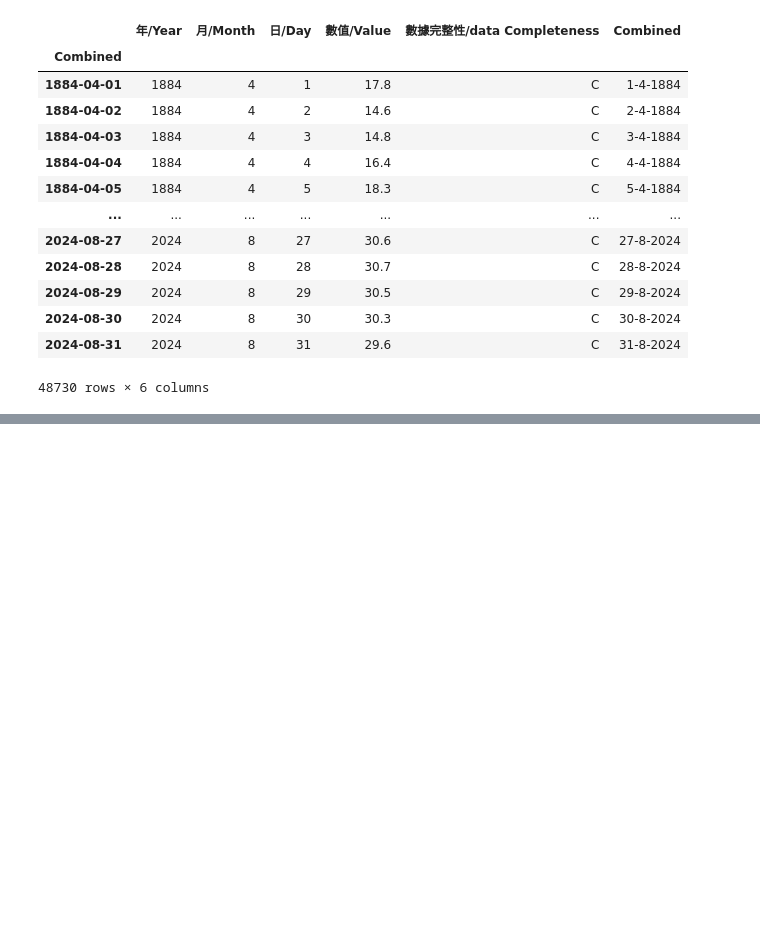
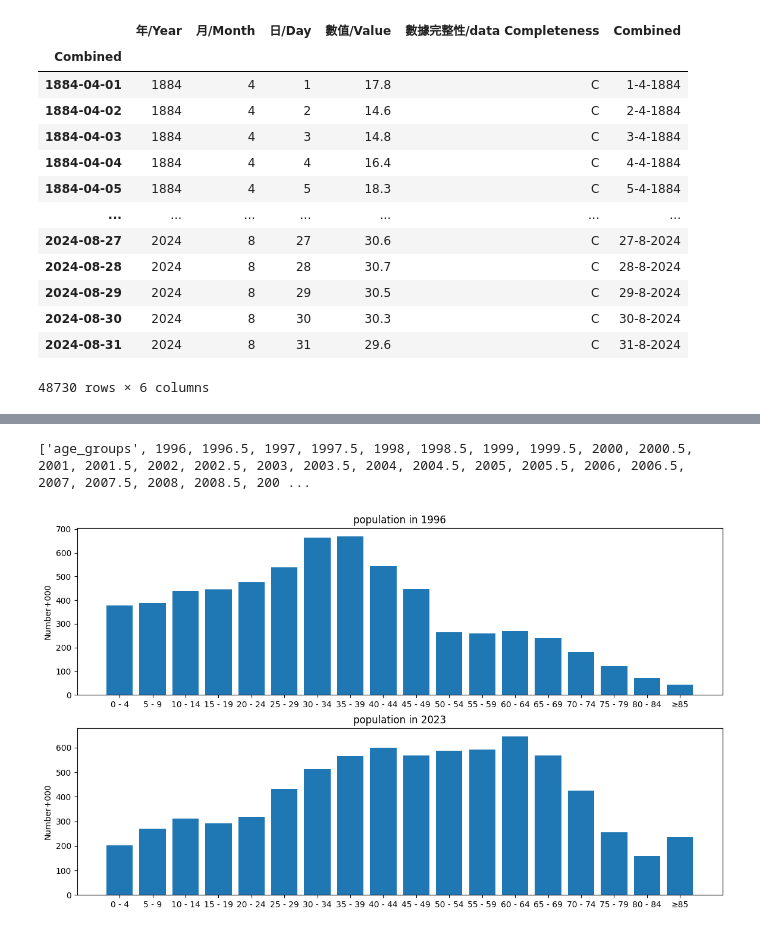
Before and after one commit to lilyleungch/erbscope99, a Jupyter notebook: data_cleansing/data_cleansing.ipynb, the cells around one changed output, grey strips where cells are left out. Cells and saved outputs as stored; diff of their text form; code cells hidden in the pictures; blank space fills up the shorter version.

```diff
--- a/data_cleansing/data_cleansing.ipynb
+++ b/data_cleansing/data_cleansing.ipynb
@@ -105,0 +129,28 @@ plt.show()
+# %%
+population = pd.read_csv('age_group.csv')
+#https://www.censtatd.gov.hk/en/web_table.html?id=110-01001&full_series=1&download_excel=1
+#please look at meta for explaination of the table
+population.head(30)
+population.rename(columns = {'Unnamed: 0':'age_groups'}, inplace = True)
+ls = ['age_groups',]
+for i in range (1996,2024):
+    ls.append(i)
+    ls.append(i+0.5)
+print(ls)
+population.columns = ls
+population.head(30)
+width = 1
+fig, ax_list = plt.subplots(2,1,figsize=(14, 8))
+ax_left = ax_list[0]
+ax_right = ax_list[1]
+
+ax_left.set_title('population in 1996')
+ax_left.bar(population['age_groups'], population[1996])
+ax_left.set_ylabel('Number+000')
+ax_right.set_title('population in 2023')
+ax_right.bar(population['age_groups'] ,population[2023])
+ax_right.set_ylabel('Number+000')
+plt.show()
+# %% [output]
+['age_groups', 1996, 1996.5, 1997, 1997.5, 1998, 1998.5, 1999, 1999.5, 2000, 2000.5, 2001, 2001.5, 2002, 2002.5, 2003, 2003.5, 2004, 2004.5, 2005, 2005.5, 2006, 2006.5, 2007, 2007.5, 2008, 2008.5, 200 ...
+[figure, added]
```
Also changed, not shown: parts of 2 cells of this notebook, 3 other files.
